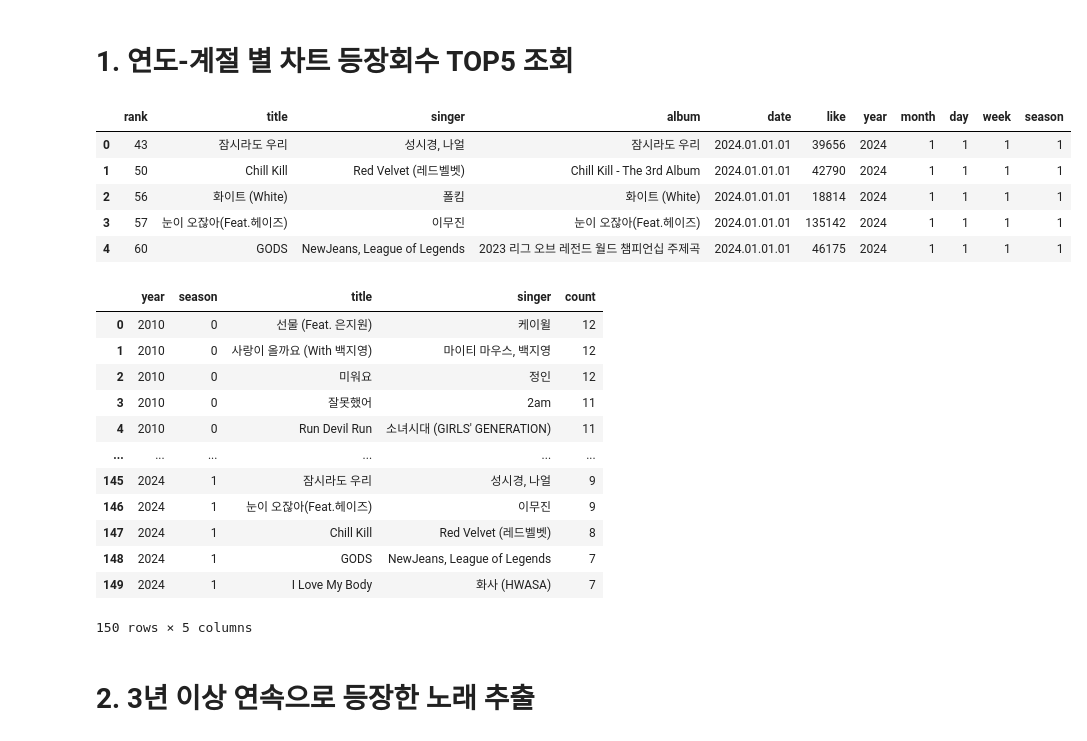
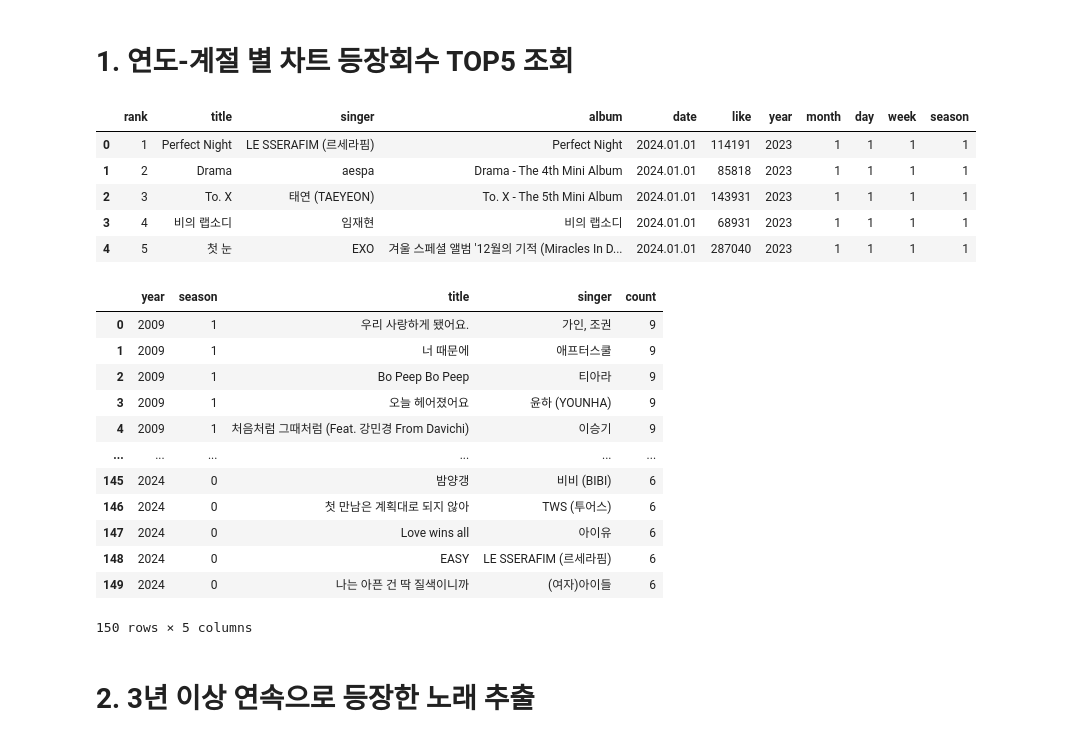
Before and after one commit to zjacom/Seasonal-songs, a Jupyter notebook: best5_elements.ipynb, the cells around one changed output. Drawn from its saved outputs; the diff is of its cells as text; code cells hidden in the pictures.

```diff
--- a/best5_elements.ipynb
+++ b/best5_elements.ipynb
@@ -176,15 +131,15 @@ data.loc[data.title == '화이트 (White)']
 # %% [markdown]
 # 1. 연도-계절 별 차트 등장회수 TOP5 조회
 # %%
-data = pd.read_csv("./except_both_title.csv")
+data = pd.read_csv("./csv_file/except_both_title.csv")
 data.head()
 # %% [output]
 |  | rank | title | singer | album | date | like | year | month | day | week | season |
-| 0 | 43 | 잠시라도 우리 | 성시경, 나얼 | 잠시라도 우리 | 2024.01.01.01 | 39656 | 2024 | 1 | 1 | 1 | 1 |
-| 1 | 50 | Chill Kill | Red Velvet (레드벨벳) | Chill Kill - The 3rd Album | 2024.01.01.01 | 42790 | 2024 | 1 | 1 | 1 | 1 |
-| 2 | 56 | 화이트 (White) | 폴킴 | 화이트 (White) | 2024.01.01.01 | 18814 | 2024 | 1 | 1 | 1 | 1 |
-| 3 | 57 | 눈이 오잖아(Feat.헤이즈) | 이무진 | 눈이 오잖아(Feat.헤이즈) | 2024.01.01.01 | 135142 | 2024 | 1 | 1 | 1 | 1 |
-| 4 | 60 | GODS | NewJeans, League of Legends | 2023 리그 오브 레전드 월드 챔피언십 주제곡 | 2024.01.01.01 | 46175 | 2024 | 1 | 1 | 1 | 1 |
+| 0 | 1 | Perfect Night | LE SSERAFIM (르세라핌) | Perfect Night | 2024.01.01 | 114191 | 2023 | 1 | 1 | 1 | 1 |
+| 1 | 2 | Drama | aespa | Drama - The 4th Mini Album | 2024.01.01 | 85818 | 2023 | 1 | 1 | 1 | 1 |
+| 2 | 3 | To. X | 태연 (TAEYEON) | To. X - The 5th Mini Album | 2024.01.01 | 143931 | 2023 | 1 | 1 | 1 | 1 |
+| 3 | 4 | 비의 랩소디 | 임재현 | 비의 랩소디 | 2024.01.01 | 68931 | 2023 | 1 | 1 | 1 | 1 |
+| 4 | 5 | 첫 눈 | EXO | 겨울 스페셜 앨범 '12월의 기적 (Miracles In D... | 2024.01.01 | 287040 | 2023 | 1 | 1 | 1 | 1 |
 # %%
 # 연도별 계절에 따른 가장 많이 등장한 title,singer,date
 # date ???
@@ -221,17 +176,17 @@ result_df = pd.concat(temp,ignore_index=True)
 result_df
 # %% [output]
 |  | year | season | title | singer | count |
-| 0 | 2010 | 0 | 선물 (Feat. 은지원) | 케이윌 | 12 |
-| 1 | 2010 | 0 | 사랑이 올까요 (With 백지영) | 마이티 마우스, 백지영 | 12 |
-| 2 | 2010 | 0 | 미워요 | 정인 | 12 |
-| 3 | 2010 | 0 | 잘못했어 | 2am | 11 |
-| 4 | 2010 | 0 | Run Devil Run | 소녀시대 (GIRLS' GENERATION) | 11 |
+| 0 | 2009 | 1 | 우리 사랑하게 됐어요. | 가인, 조권 | 9 |
+| 1 | 2009 | 1 | 너 때문에 | 애프터스쿨 | 9 |
+| 2 | 2009 | 1 | Bo Peep Bo Peep | 티아라 | 9 |
+| 3 | 2009 | 1 | 오늘 헤어졌어요 | 윤하 (YOUNHA) | 9 |
+| 4 | 2009 | 1 | 처음처럼 그때처럼 (Feat. 강민경 From Davichi) | 이승기 | 9 |
 | ... | ... | ... | ... | ... | ... |
-| 145 | 2024 | 1 | 잠시라도 우리 | 성시경, 나얼 | 9 |
-| 146 | 2024 | 1 | 눈이 오잖아(Feat.헤이즈) | 이무진 | 9 |
-| 147 | 2024 | 1 | Chill Kill | Red Velvet (레드벨벳) | 8 |
-| 148 | 2024 | 1 | GODS | NewJeans, League of Legends | 7 |
-| 149 | 2024 | 1 | I Love My Body | 화사 (HWASA) | 7 |
+| 145 | 2024 | 0 | 밤양갱 | 비비 (BIBI) | 6 |
+| 146 | 2024 | 0 | 첫 만남은 계획대로 되지 않아 | TWS (투어스) | 6 |
+| 147 | 2024 | 0 | Love wins all | 아이유 | 6 |
+| 148 | 2024 | 0 | EASY | LE SSERAFIM (르세라핌) | 6 |
+| 149 | 2024 | 0 | 나는 아픈 건 딱 질색이니까 | (여자)아이들 | 6 |
 150 rows × 5 columns
 # %% [markdown]
 # 2. 3년 이상 연속으로 등장한 노래 추출
```
Also changed, not shown: parts of 55 cells of this notebook.
